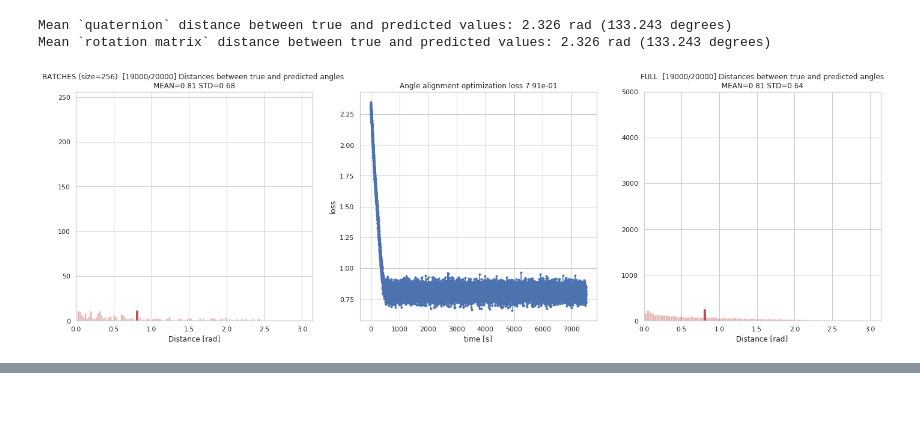
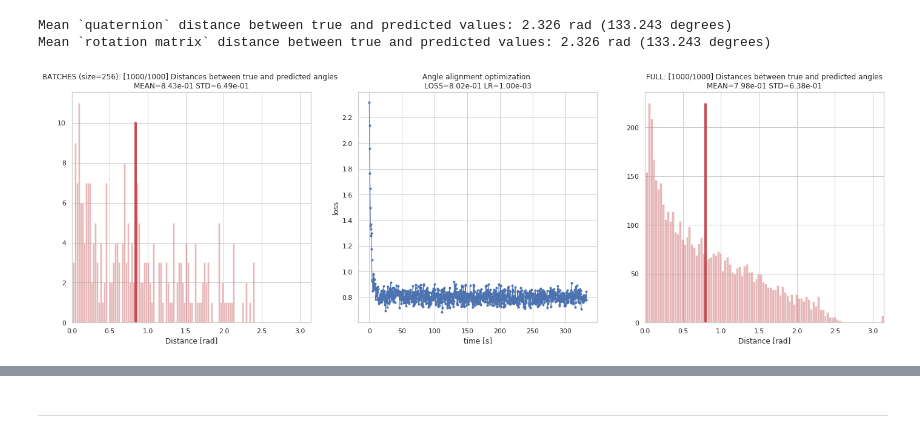
Before and after one commit to JelenaBanjac/protein-reconstruction, a Jupyter notebook: notebooks/1-phase1/angle_alignment_Quaternions.ipynb, the cells around one changed output, grey strips where cells are left out. Cells and saved outputs as stored; diff of their text form; code cells hidden in the pictures; blank space fills up the shorter version.

```diff
--- a/notebooks/1-phase1/angle_alignment_Quaternions.ipynb
+++ b/notebooks/1-phase1/angle_alignment_Quaternions.ipynb
@@ -390,11 +409,11 @@ Mean `quaternion` distance between true and predicted values: 2.326 rad (133.243
 Mean `rotation matrix` distance between true and predicted values: 2.326 rad (133.243 degrees)
 # %%
 m, rotation, loss = training_angle_alignment(m=1.0,
-                         steps=20000,
+                         steps=1000,
                          batch_size=256,
                          projection_idx=range(NUM_PROJECTIONS),
-                         learning_rate=0.001,
+                         learning_rate=0.1,
                          angles_true=angles_true,
                          angles_predicted=apt)
 # %% [output]
-[figure, old version]
+[figure, new version]
@@ -401,3 +430,5 @@ m, rotation, loss = training_angle_alignment(m=1.0,
+# %% [markdown]
+---
 # %%
 m, rotation[0].numpy(), loss
 # %% [output]
```
Also changed, not shown: parts of 14 cells of this notebook, 1 other file.
